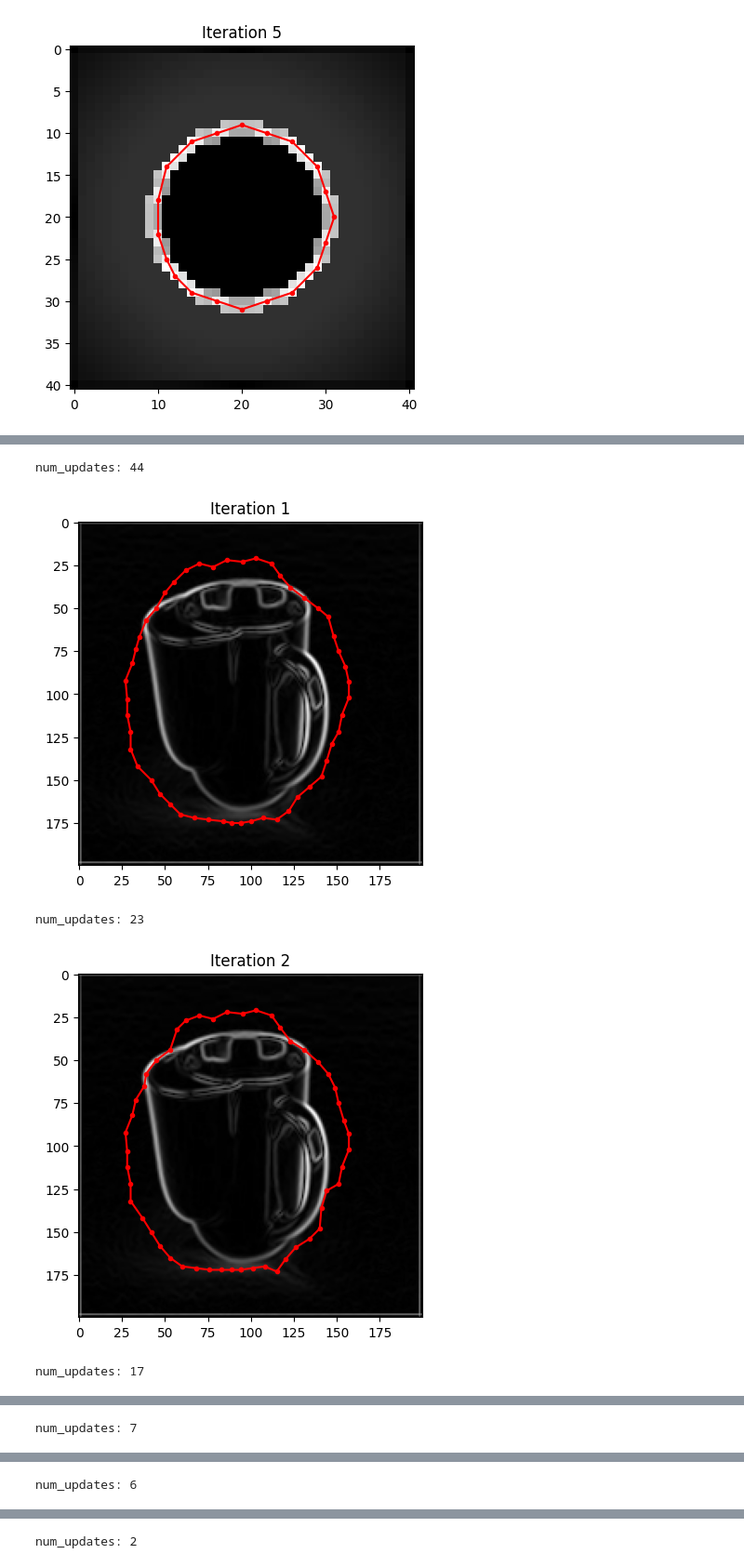
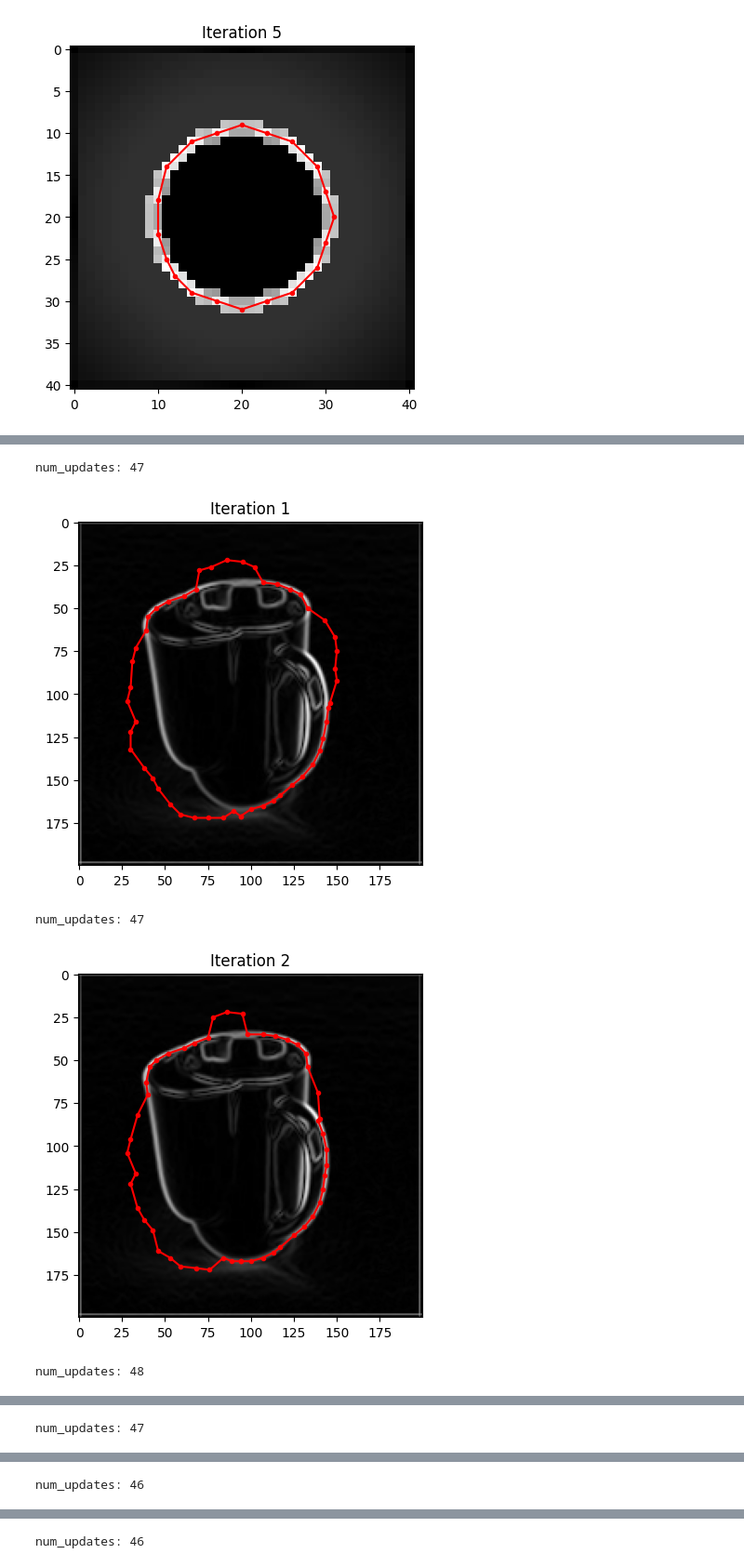
Before and after one commit to ESchmied/cs4250_fork, a Jupyter notebook: exercise_4.ipynb, the cells around one changed output, grey strips where cells are left out. Shown at 93% size. Saved outputs shown, nothing was run; the diff lists cells and outputs as text; code cells hidden in the pictures.

Commit message:
Update parameters for natural image and add iteration limit

```diff
--- a/exercise_4.ipynb
+++ b/exercise_4.ipynb
@@ -70,7 +70,7 @@ def snake(img, contour, **kwargs):
     iterations = 0
 
     # iterate until snake stops changing
-    while k_updated > k * kwargs['contour_fraction']:
+    while k_updated > k * kwargs['contour_fraction'] and iterations < kwargs.get('max_iterations', 100):
         iterations += 1
         k_updated   = 0
 
@@ -305,30 +305,31 @@ num_updates: 2
 # %%
 # load image
 input_dict = np.load('data/exercise_4/ueb423.npy', allow_pickle=True).item()
 image = input_dict['img']
 contour = input_dict['contour']
 
 # show initial image & contour
 plt.imshow(image)
 plt.plot(contour[1, :], contour[0, :], 'r.-')
 plt.show()
 
 # set keyword arguments
 kwargs = {
-    'neighborhood_size': 7,
+    'neighborhood_size': 20,
     'contour_fraction': 0.1,
-    'alpha': 1.,
-    'beta': 1.,
+    'alpha': 0.5,
+    'beta': 2.,
     'gamma': 1.,
-    'begin_corner_elim': 10,
-    'K_threshold': 1
+    'begin_corner_elim': 15,
+    'K_threshold': 1.5,
+    'max_iterations': 25
 }
 # run snake
 snake(image, contour, **kwargs)
 # %% [output]
 [figure]
-num_updates: 44
+num_updates: 47
-[figure, old version]
+[figure, new version]
-num_updates: 23
+num_updates: 47
-[figure, old version]
+[figure, new version]
-num_updates: 17
+num_updates: 48
@@ -336 +337 @@ num_updates: 17
-num_updates: 7
+num_updates: 47
@@ -338 +339 @@ num_updates: 7
-num_updates: 6
+num_updates: 46
@@ -340 +341 @@ num_updates: 6
-num_updates: 2
+num_updates: 46
```
Also changed, not shown: parts of 1 cell of this notebook.
